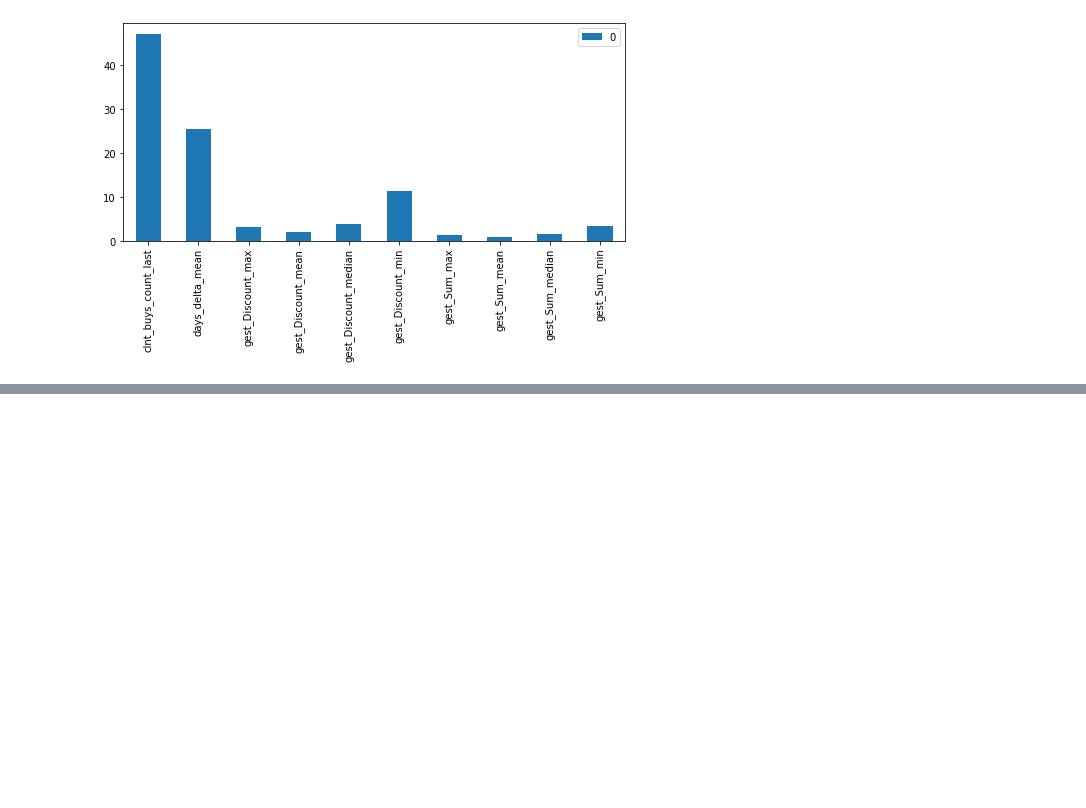
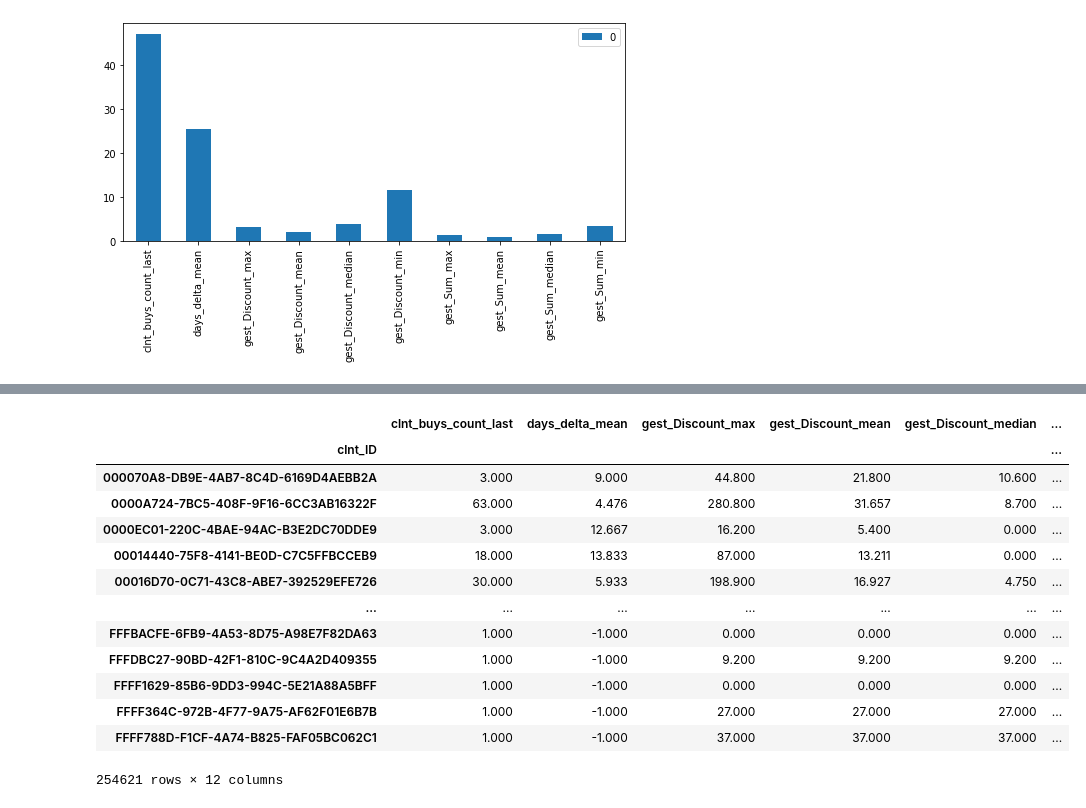
Before and after one commit to snakerzr/cupcake_churn_prediction, a Jupyter notebook: notebook.ipynb, the cells around one changed output, grey strips where cells are left out. Drawn from its saved outputs; the diff is of its cells as text; code cells hidden in the pictures; blank space fills up the shorter version.

```diff
--- a/notebook.ipynb
+++ b/notebook.ipynb
@@ -1910,0 +2103,7 @@ pd.DataFrame(model.feature_importances_,index=X.columns).plot(y=[0], kind="bar",
+# %%
+def fill_only_1_buys_target(df):
+    df['target'] = 0
+    return df
+# %%
+df_raw_1_buy = fill_only_1_buys_target(df_raw_1_buy)
+df_raw_1_buy.head(1)
@@ -1910,0 +2119,7 @@ pd.DataFrame(model.feature_importances_,index=X.columns).plot(y=[0], kind="bar",
+# %%
+def fill_only_1_buys_proba(df):
+    df['proba'] = 0
+    return df
+# %%
+df_raw_1_buy = fill_only_1_buys_proba(df_raw_1_buy)
+df_raw_1_buy.head(1)
@@ -1910,0 +2141,17 @@ pd.DataFrame(model.feature_importances_,index=X.columns).plot(y=[0], kind="bar",
+# %%
+pd.concat([df_raw,df_raw_1_buy])
+# %% [output]
+|  | clnt_buys_count_last | days_delta_mean | gest_Discount_max | gest_Discount_mean | gest_Discount_median | ... |
+| clnt_ID |  |  |  |  |  | ... |
+| 000070A8-DB9E-4AB7-8C4D-6169D4AEBB2A | 3.000 | 9.000 | 44.800 | 21.800 | 10.600 | ... |
+| 0000A724-7BC5-408F-9F16-6CC3AB16322F | 63.000 | 4.476 | 280.800 | 31.657 | 8.700 | ... |
+| 0000EC01-220C-4BAE-94AC-B3E2DC70DDE9 | 3.000 | 12.667 | 16.200 | 5.400 | 0.000 | ... |
+| 00014440-75F8-4141-BE0D-C7C5FFBCCEB9 | 18.000 | 13.833 | 87.000 | 13.211 | 0.000 | ... |
+| 00016D70-0C71-43C8-ABE7-392529EFE726 | 30.000 | 5.933 | 198.900 | 16.927 | 4.750 | ... |
+| ... | ... | ... | ... | ... | ... | ... |
+| FFFBACFE-6FB9-4A53-8D75-A98E7F82DA63 | 1.000 | -1.000 | 0.000 | 0.000 | 0.000 | ... |
+| FFFDBC27-90BD-42F1-810C-9C4A2D409355 | 1.000 | -1.000 | 9.200 | 9.200 | 9.200 | ... |
+| FFFF1629-85B6-9DD3-994C-5E21A88A5BFF | 1.000 | -1.000 | 0.000 | 0.000 | 0.000 | ... |
+| FFFF364C-972B-4F77-9A75-AF62F01E6B7B | 1.000 | -1.000 | 27.000 | 27.000 | 27.000 | ... |
+| FFFF788D-F1CF-4A74-B825-FAF05BC062C1 | 1.000 | -1.000 | 37.000 | 37.000 | 37.000 | ... |
+254621 rows × 12 columns
```
Also changed, not shown: parts of 37 cells of this notebook, 1 other file.
